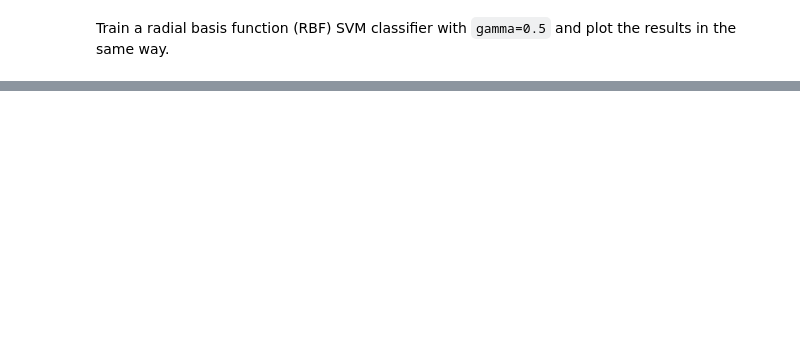
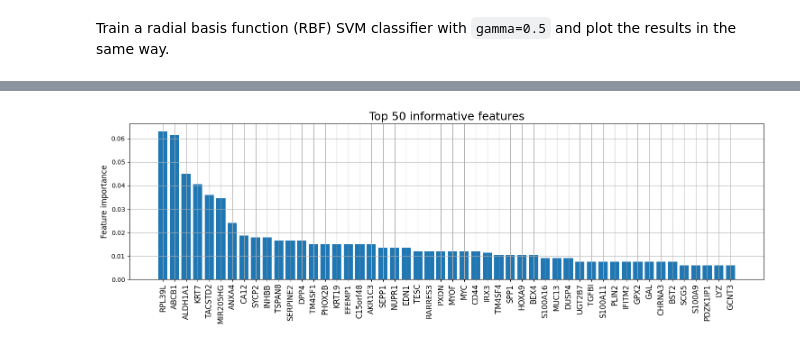
Before and after one commit to MartvStraten/8dm50-machine-learning, a Jupyter notebook: practicals/week_6.ipynb, the cells around one changed output, grey strips where cells are left out. Cells and saved outputs as stored; diff of their text form; code cells hidden in the pictures; blank space fills up the shorter version.

Commit message:
Added RF model & Bayesian hyperparam optim

```diff
--- a/practicals/week_6.ipynb
+++ b/practicals/week_6.ipynb
@@ -200,0 +214,17 @@ Yes, normalization of the data before using a kernel function is necessary. Feat
+# %%
+# Preparing a stratified training / testing split
+stratify = drug_response.copy()
+stratify[stratify > 0] = 1
+stratify[stratify <= 0] = 0
+
+# Splitting data into training and test set
+X_train, X_test, Y_train_reg, Y_test_reg = train_test_split(gene_expression, drug_response, test_size=0.25, stratify=stratify, random_state=333)
+
+# Class labels for classification
+Y_train_class = Y_train_reg.copy()
+Y_train_class[Y_train_class > 0] = 1
+Y_train_class[Y_train_class <= 0] = 0
+
+Y_test_class = Y_test_reg.copy()
+Y_test_class[Y_test_class > 0] = 1
+Y_test_class[Y_test_class <= 0] = 0
@@ -200,0 +243,11 @@ Yes, normalization of the data before using a kernel function is necessary. Feat
+# %%
+# Initialize optuna hyperparameter study
+study = optuna.create_study(direction="minimize")
+study.optimize(lambda trial: objective_reg(trial, X_train, Y_train_reg.values.ravel()), n_trials=100)
+
+print("Random Forest Regressor - Hyperparameter search")
+print("-----------------------------------------------")
+print(f"best mean absolute error = {study.best_trial.value}\n")
+print("best tree parameters:")
+for k, v in study.best_trial.params.items():
+    print(k, ":", v)
@@ -200,0 +265,17 @@ Yes, normalization of the data before using a kernel function is necessary. Feat
+# %%
+# Defining a suitable weight for the positive values
+weight_pos = 14
+weights = np.where(Y_train_reg > 0, weight_pos, 1).squeeze()
+
+# Train a new model using the best parameters
+forest_reg = RandomForestRegressor(**study.best_params,
+                                   oob_score=True,
+        						   bootstrap=True,
+        						   random_state=333
+)
+forest_reg.fit(X_train, Y_train_reg.values.ravel(), sample_weight=weights)
+
+# Plot the feature importances
+plot_feature_importance(forest_reg, X_train)
+# %% [output]
+[figure, added]
```
Also changed, not shown: parts of 15 cells of this notebook, 1 other file.
